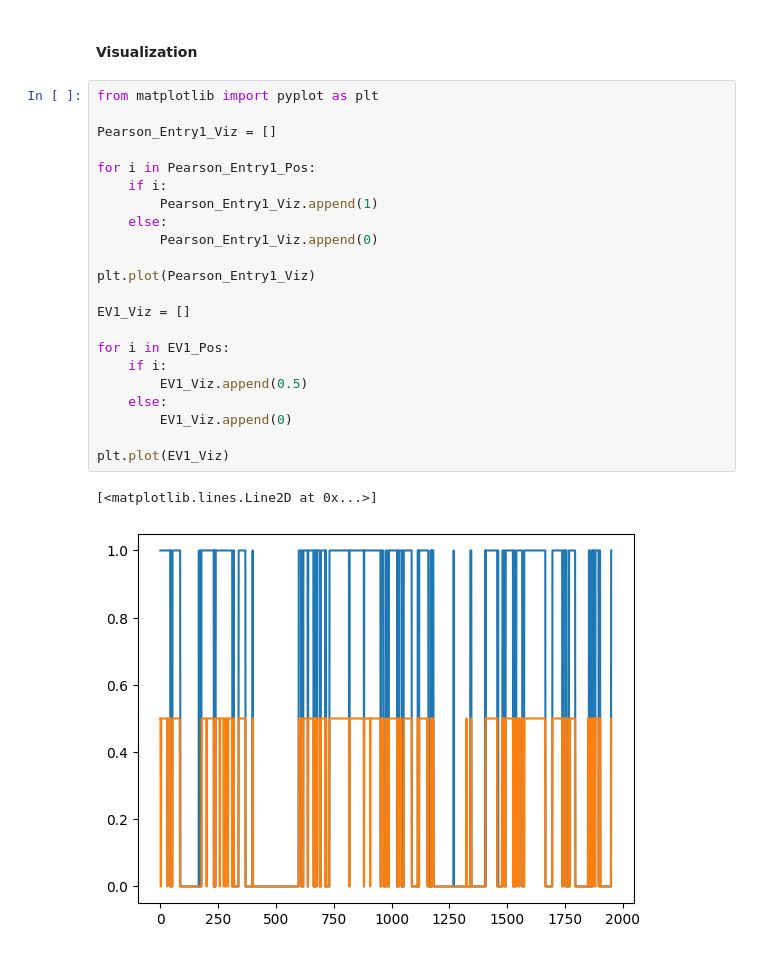
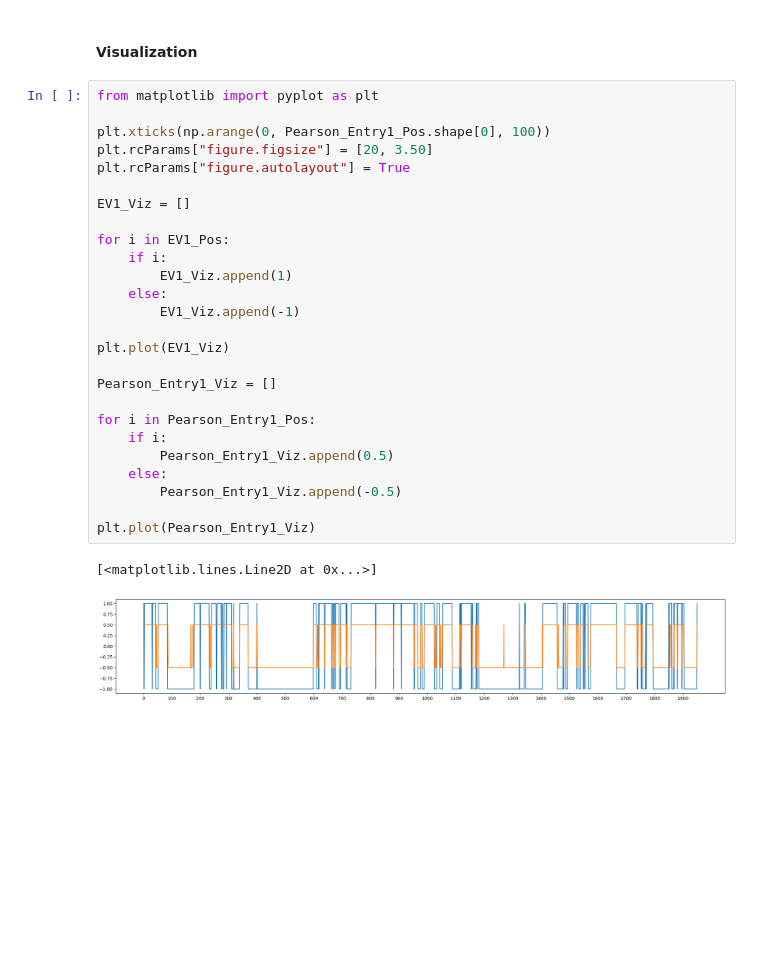
Before and after one commit to ZhiRongDev/NCCU_Thesis_PCA_Experiments, a Jupyter notebook: New_idea/GM12878_Chr3_100Kb.ipynb, the cells around one changed output. Saved outputs shown, nothing was run; the diff lists cells and outputs as text; blank space fills up the shorter version.

Commit message:
Create comparison plots between EV1 and CorrEntry1 for GM12878, all Chrom, 100Kb

```diff
--- a/New_idea/GM12878_Chr3_100Kb.ipynb
+++ b/New_idea/GM12878_Chr3_100Kb.ipynb
@@ -73,28 +69,32 @@ Difference_Count:
 68
 # %% [markdown]
 #### Visualization
-# %%
-from matplotlib import pyplot as plt
-
-Pearson_Entry1_Viz = []
-
-for i in Pearson_Entry1_Pos:
-    if i:
-        Pearson_Entry1_Viz.append(1)
-    else:
-        Pearson_Entry1_Viz.append(0)
-
-plt.plot(Pearson_Entry1_Viz)
-
-EV1_Viz = []
-
-for i in EV1_Pos:
-    if i:
-        EV1_Viz.append(0.5)
-    else:
-        EV1_Viz.append(0)
-
-plt.plot(EV1_Viz)
-# %% [output]
-[<matplotlib.lines.Line2D at 0x...>]
-[figure, removed]
+# %%
+from matplotlib import pyplot as plt
+
+plt.xticks(np.arange(0, Pearson_Entry1_Pos.shape[0], 100))
+plt.rcParams["figure.figsize"] = [20, 3.50]
+plt.rcParams["figure.autolayout"] = True
+
+EV1_Viz = []
+
+for i in EV1_Pos:
+    if i:
+        EV1_Viz.append(1)
+    else:
+        EV1_Viz.append(-1)
+
+plt.plot(EV1_Viz)
+
+Pearson_Entry1_Viz = []
+
+for i in Pearson_Entry1_Pos:
+    if i:
+        Pearson_Entry1_Viz.append(0.5)
+    else:
+        Pearson_Entry1_Viz.append(-0.5)
+
+plt.plot(Pearson_Entry1_Viz)
+# %% [output]
+[<matplotlib.lines.Line2D at 0x...>]
+[figure, added]
```
Also changed, not shown: parts of 1 cell of this notebook, 15 other files.
